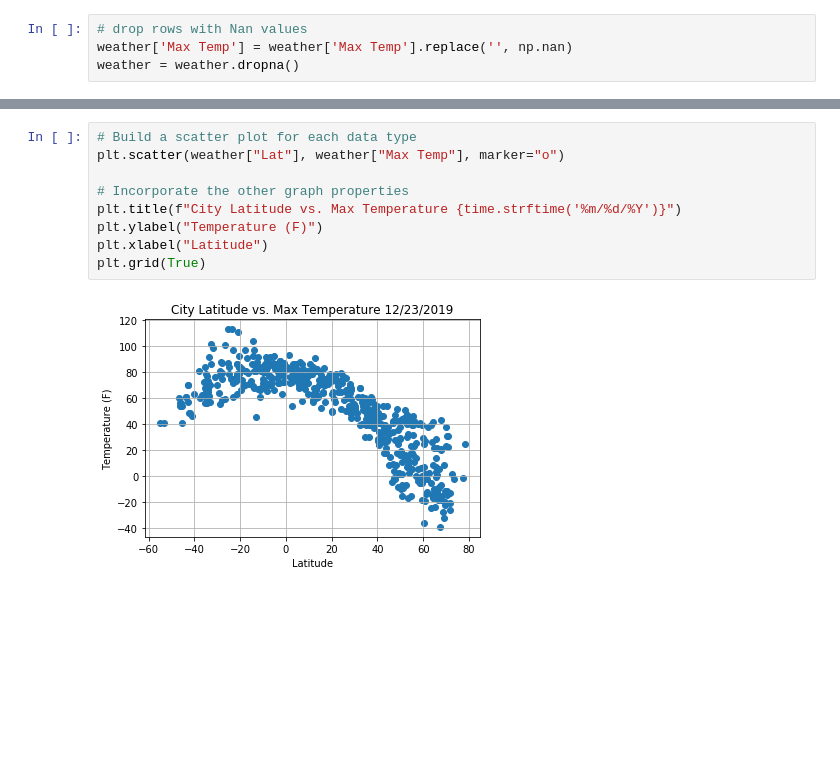
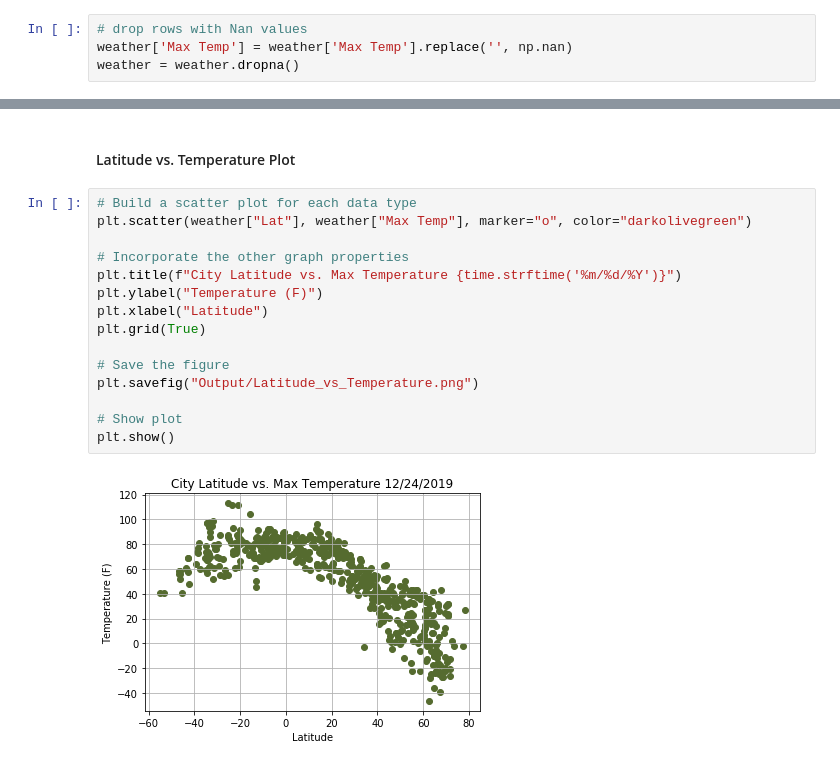
Before and after one commit to daniela-matos/equator_weather, a Jupyter notebook: WeatherPy/main.ipynb, the cells around one changed output, grey strips where cells are left out. Saved outputs shown, nothing was run; the diff lists cells and outputs as text; blank space fills up the shorter version.

Commit message:
Saved plots as images.

```diff
--- a/WeatherPy/main.ipynb
+++ b/WeatherPy/main.ipynb
@@ -138,11 +150,19 @@ weather.head()
+# %% [markdown]
+#### Latitude vs. Temperature Plot
 # %%
 # Build a scatter plot for each data type
-plt.scatter(weather["Lat"], weather["Max Temp"], marker="o")
+plt.scatter(weather["Lat"], weather["Max Temp"], marker="o", color="darkolivegreen")
 
 # Incorporate the other graph properties
 plt.title(f"City Latitude vs. Max Temperature {time.strftime('%m/%d/%Y')}")
 plt.ylabel("Temperature (F)")
 plt.xlabel("Latitude")
 plt.grid(True)
+
+# Save the figure
+plt.savefig("Output/Latitude_vs_Temperature.png")
+
+# Show plot
+plt.show()
 # %% [output]
-[figure, old version]
+[figure, new version]
```
Also changed, not shown: parts of 12 cells of this notebook, 5 other files.
